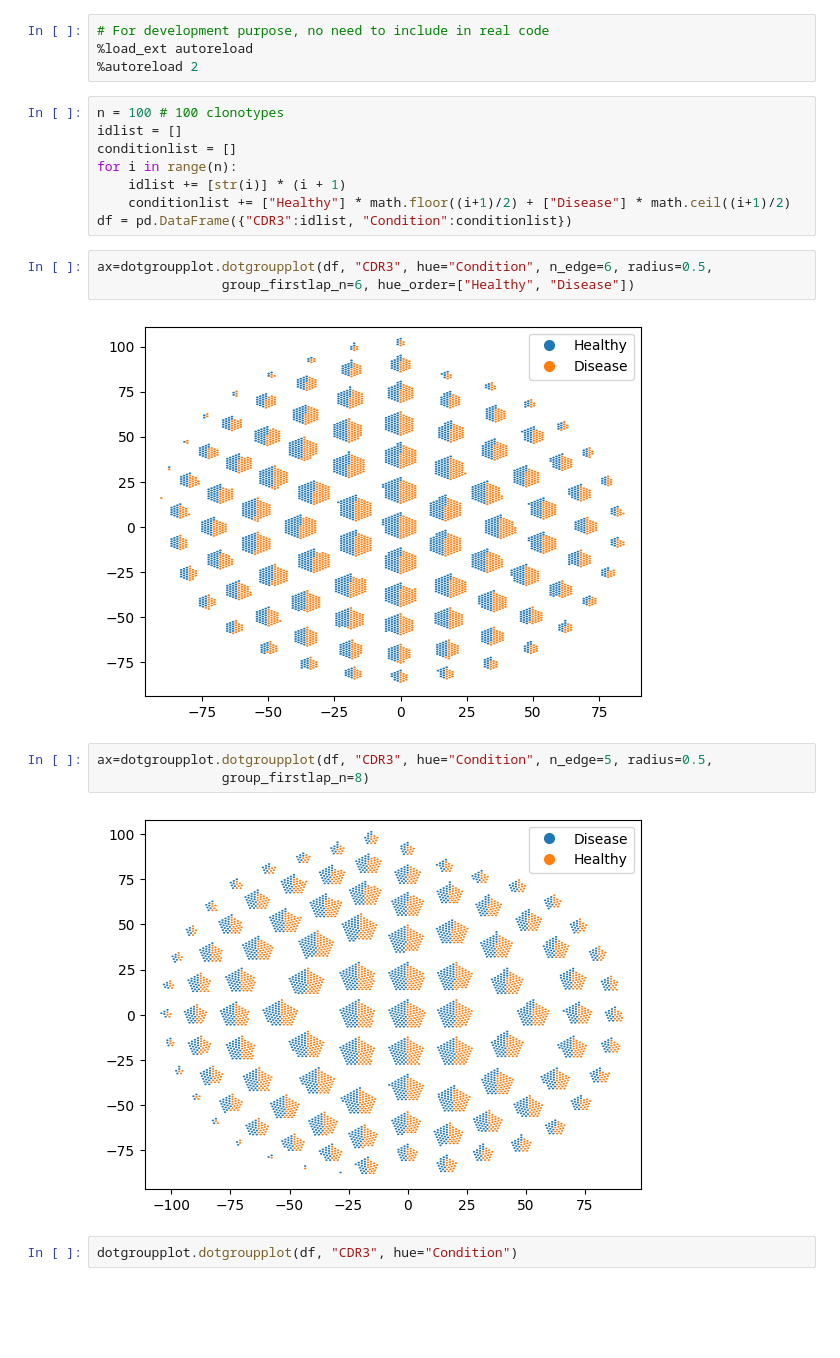
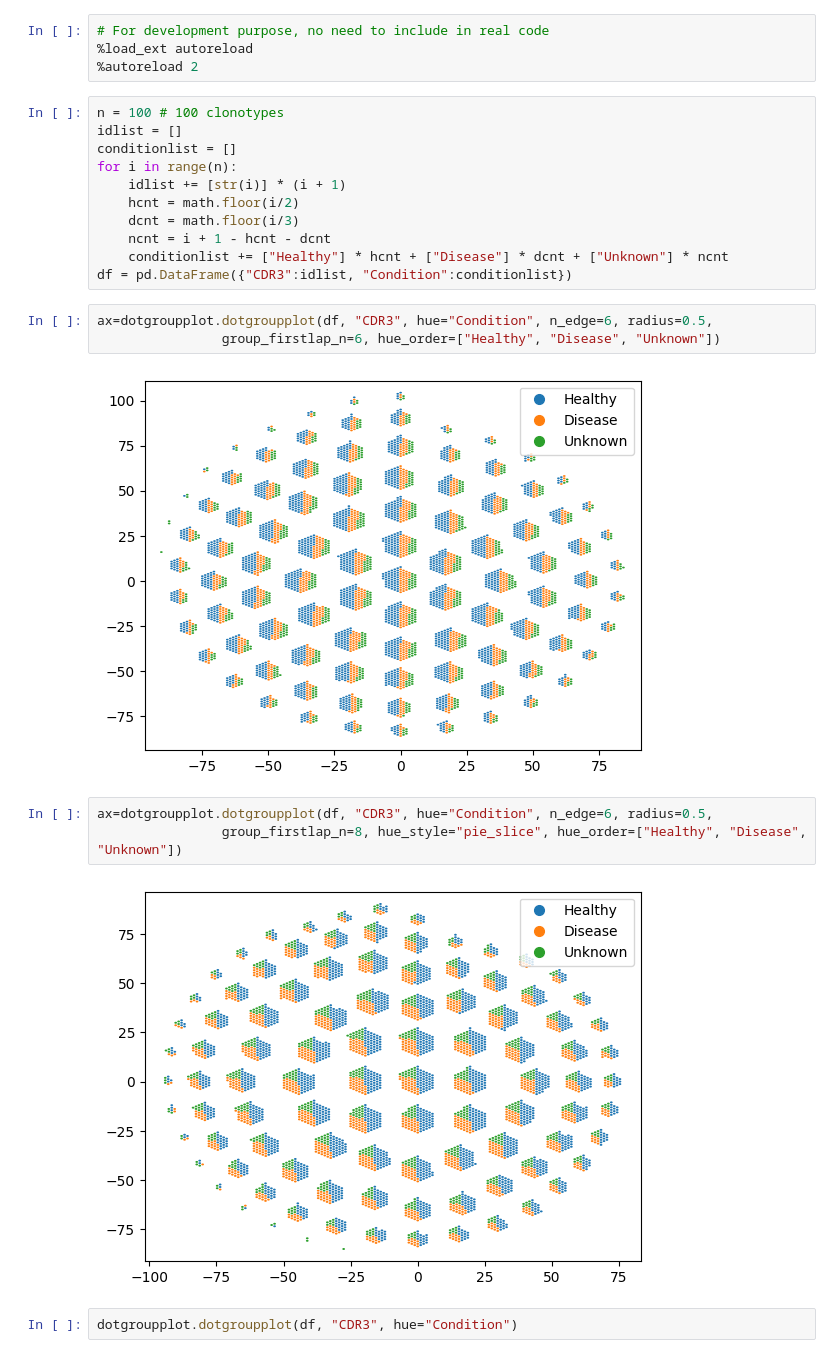
Before and after one commit to mourisl/DotGroupPlot, a Jupyter notebook: example.ipynb, the cells around one changed output. Saved outputs shown, nothing was run; the diff lists cells and outputs as text; blank space fills up the shorter version.

```diff
--- a/example.ipynb
+++ b/example.ipynb
@@ -12,18 +12,21 @@ idlist = []
 conditionlist = []
 for i in range(n):
     idlist += [str(i)] * (i + 1)
-    conditionlist += ["Healthy"] * math.floor((i+1)/2) + ["Disease"] * math.ceil((i+1)/2)
+    hcnt = math.floor(i/2)
+    dcnt = math.floor(i/3)
+    ncnt = i + 1 - hcnt - dcnt
+    conditionlist += ["Healthy"] * hcnt + ["Disease"] * dcnt + ["Unknown"] * ncnt
 df = pd.DataFrame({"CDR3":idlist, "Condition":conditionlist})
 # %%
 ax=dotgroupplot.dotgroupplot(df, "CDR3", hue="Condition", n_edge=6, radius=0.5,
-                group_firstlap_n=6, hue_order=["Healthy", "Disease"])
+                group_firstlap_n=6, hue_order=["Healthy", "Disease", "Unknown"])
 # %% [output]
-[figure, old version]
+[figure, new version]
 # %%
-ax=dotgroupplot.dotgroupplot(df, "CDR3", hue="Condition", n_edge=5, radius=0.5,
-                group_firstlap_n=8)
+ax=dotgroupplot.dotgroupplot(df, "CDR3", hue="Condition", n_edge=6, radius=0.5,
+                group_firstlap_n=8, hue_style="pie_slice", hue_order=["Healthy", "Disease", "Unknown"])
 # %% [output]
-[figure, old version]
+[figure, new version]
 # %%
 dotgroupplot.dotgroupplot(df, "CDR3", hue="Condition")
 # %% [output]
```
Also changed, not shown: 1 other file.
